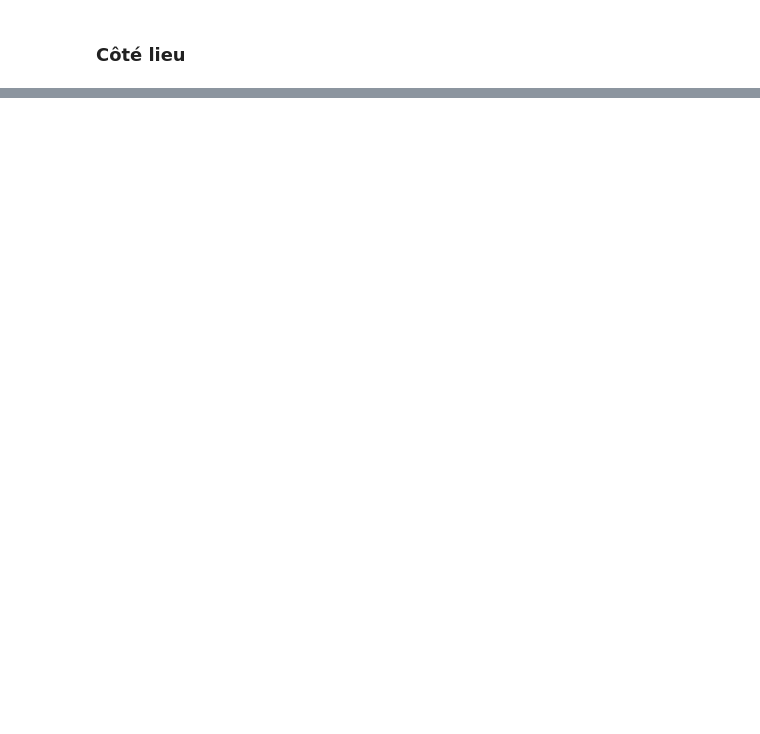
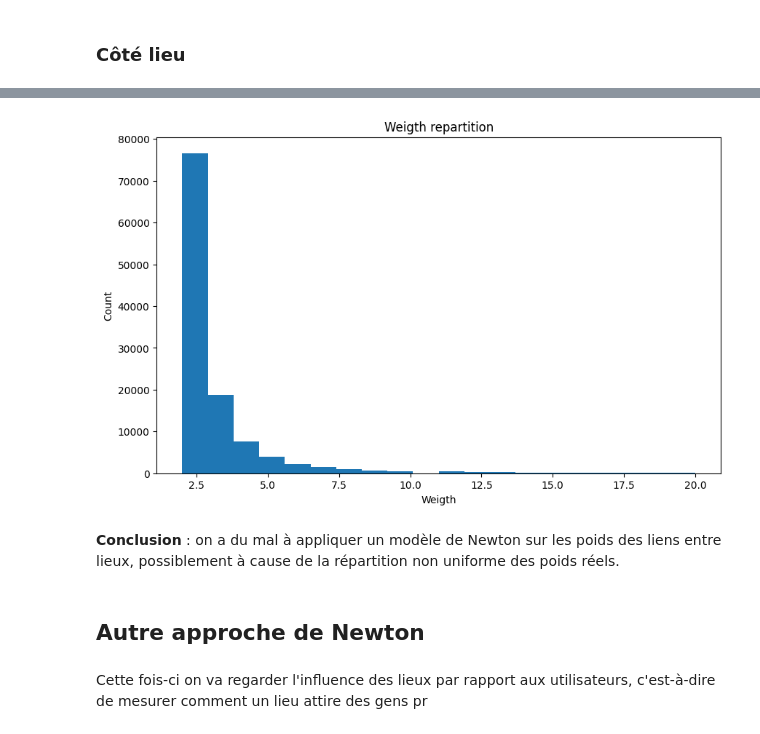
Before and after one commit to Amandine701/Networks_projet, a Jupyter notebook: notebooks/newton_model.ipynb, the cells around one changed output, grey strips where cells are left out. Saved outputs shown, nothing was run; the diff lists cells and outputs as text; code cells hidden in the pictures; blank space fills up the shorter version.

Commit message:
Modèle de Newton fini même si pas de succès

```diff
--- a/notebooks/newton_model.ipynb
+++ b/notebooks/newton_model.ipynb
@@ -229,0 +297,15 @@ Notes:
+# %%
+plt.figure(figsize=(10, 6))
+plt.hist(df_stats_filtered[df_stats_filtered["weight"] <= 20]["weight"], bins=20)
+plt.title("Weigth repartition")
+plt.xlabel("Weigth")
+plt.ylabel("Count")
+plt.show()
+# %% [output]
+[figure, added]
+# %% [markdown]
+**Conclusion** : on a du mal à appliquer un modèle de Newton sur les poids des liens entre lieux, possiblement à cause de la répartition non uniforme des poids réels.
+# %% [markdown]
+## Autre approche de Newton
+# %% [markdown]
+Cette fois-ci on va regarder l'influence des lieux par rapport aux utilisateurs, c'est-à-dire de mesurer comment un lieu attire des gens pr
```
Also changed, not shown: parts of 35 cells of this notebook, 4 other files.
